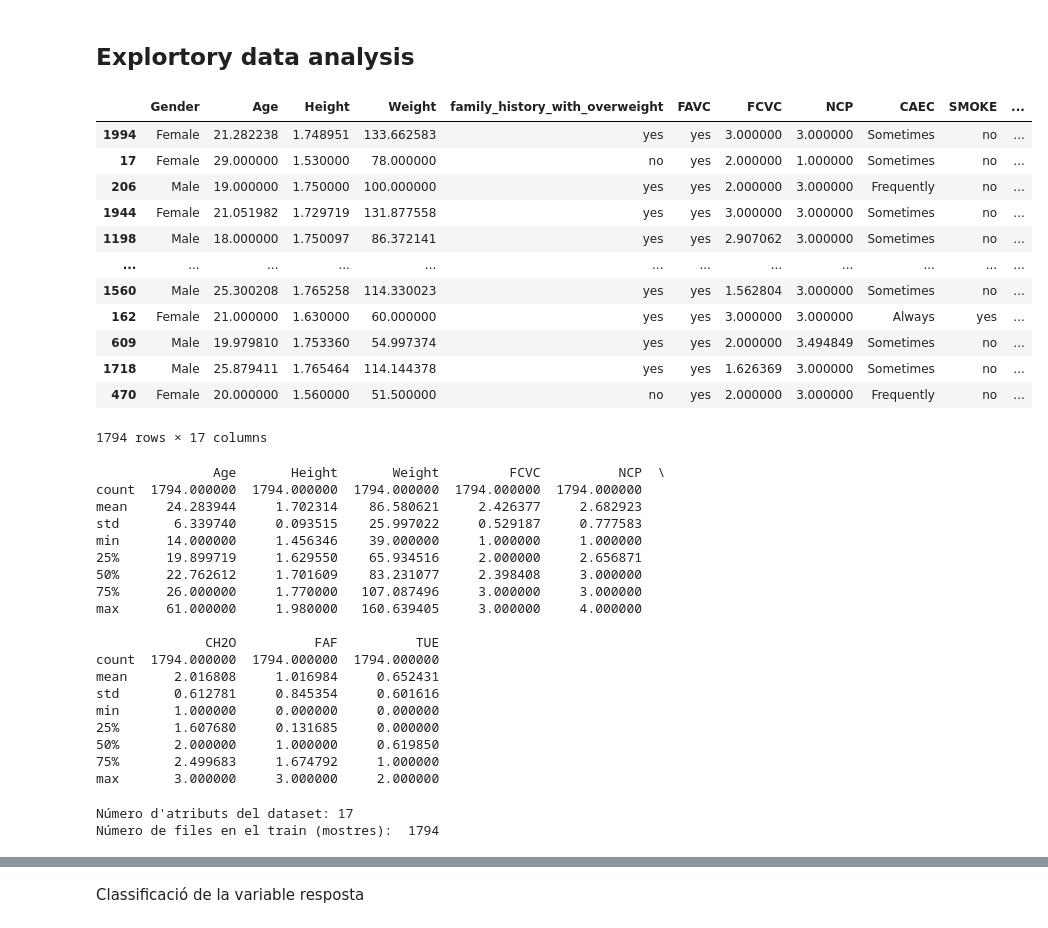
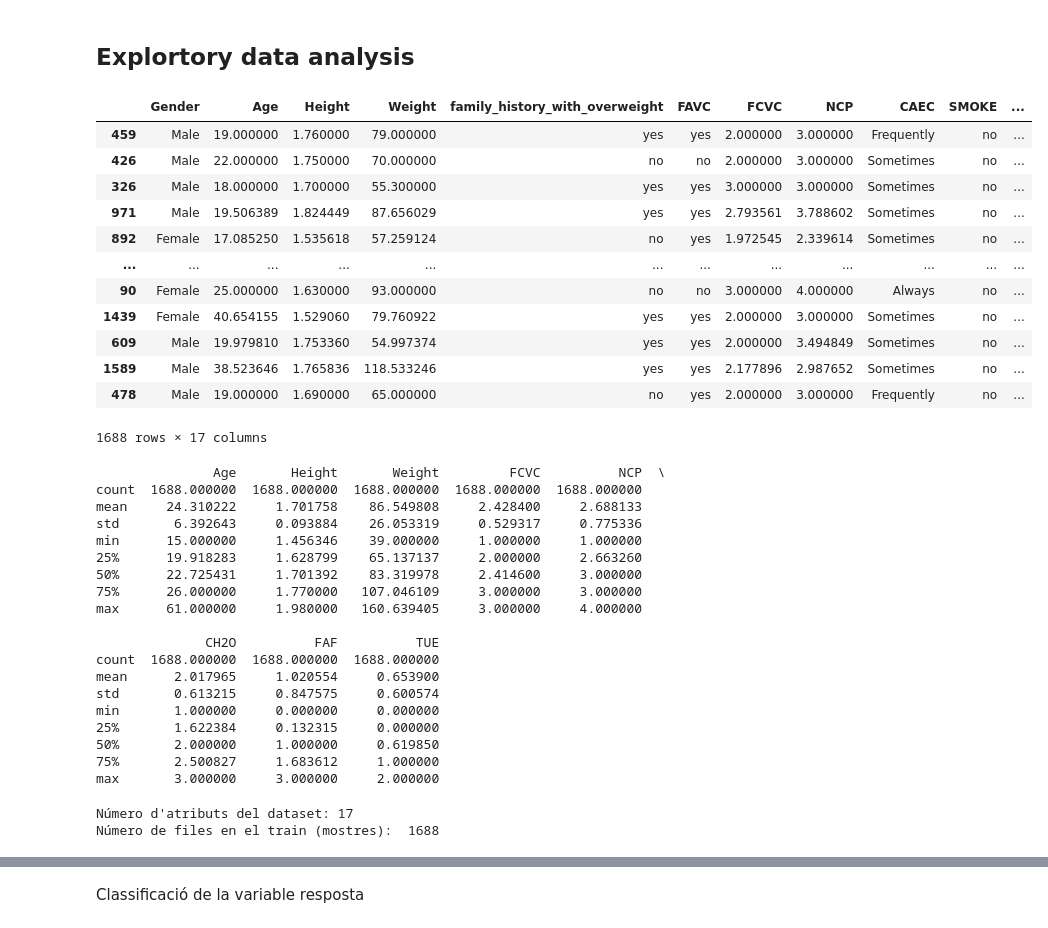
Before and after one commit to natalianavarroriera/Obesitat-APC, a Jupyter notebook: cas_kaggle_classificacio.ipynb, the cells around one changed output, grey strips where cells are left out. Saved outputs shown, nothing was run; the diff lists cells and outputs as text; code cells hidden in the pictures.

```diff
--- a/cas_kaggle_classificacio.ipynb
+++ b/cas_kaggle_classificacio.ipynb
@@ -52,8 +63,6 @@ df_full
 X = df_full[[col for col in df_full.columns if col != 'NObeyesdad']]
 y = df_full['NObeyesdad']
 
-X_train, X_test, y_train, y_test = train_test_split(X, y, test_size=0.15, random_state=42, stratify=y)
+X_train, X_test, y_train, y_test = train_test_split(X, y, test_size=0.2, random_state=42, stratify=y)
 X_train.shape, X_test.shape, y_train.shape, y_test.shape
-
-y_train
 # %% [output]
@@ -72,50 +70,55 @@ Name: NObeyesdad, Length: 1794, dtype: object
 # %% [markdown]
 ## Explortory data analysis
 # %%
+# Crear un DataFrame que utilitzarem per entrenar i validar els models
 df_split = pd.concat([X_train, y_train], axis=1)
+# Crear un DataFrame que utilitzarem al final per provar el model triat
+df_tester = pd.concat([X_test, y_test], axis=1)
+
+# mostrem el conjunt d'entrenament i validació
 df_split
 # %% [output]
 |  | Gender | Age | Height | Weight | family_history_with_overweight | FAVC | FCVC | NCP | CAEC | SMOKE | ... |
-| 1994 | Female | 21.282238 | 1.748951 | 133.662583 | yes | yes | 3.000000 | 3.000000 | Sometimes | no | ... |
-| 17 | Female | 29.000000 | 1.530000 | 78.000000 | no | yes | 2.000000 | 1.000000 | Sometimes | no | ... |
-| 206 | Male | 19.000000 | 1.750000 | 100.000000 | yes | yes | 2.000000 | 3.000000 | Frequently | no | ... |
-| 1944 | Female | 21.051982 | 1.729719 | 131.877558 | yes | yes | 3.000000 | 3.000000 | Sometimes | no | ... |
-| 1198 | Male | 18.000000 | 1.750097 | 86.372141 | yes | yes | 2.907062 | 3.000000 | Sometimes | no | ... |
+| 459 | Male | 19.000000 | 1.760000 | 79.000000 | yes | yes | 2.000000 | 3.000000 | Frequently | no | ... |
+| 426 | Male | 22.000000 | 1.750000 | 70.000000 | no | no | 2.000000 | 3.000000 | Sometimes | no | ... |
+| 326 | Male | 18.000000 | 1.700000 | 55.300000 | yes | yes | 3.000000 | 3.000000 | Sometimes | no | ... |
+| 971 | Male | 19.506389 | 1.824449 | 87.656029 | yes | yes | 2.793561 | 3.788602 | Sometimes | no | ... |
+| 892 | Female | 17.085250 | 1.535618 | 57.259124 | no | yes | 1.972545 | 2.339614 | Sometimes | no | ... |
 | ... | ... | ... | ... | ... | ... | ... | ... | ... | ... | ... | ... |
-| 1560 | Male | 25.300208 | 1.765258 | 114.330023 | yes | yes | 1.562804 | 3.000000 | Sometimes | no | ... |
-| 162 | Female | 21.000000 | 1.630000 | 60.000000 | yes | yes | 3.000000 | 3.000000 | Always | yes | ... |
+| 90 | Female | 25.000000 | 1.630000 | 93.000000 | no | no | 3.000000 | 4.000000 | Always | no | ... |
+| 1439 | Female | 40.654155 | 1.529060 | 79.760922 | yes | yes | 2.000000 | 3.000000 | Sometimes | no | ... |
 | 609 | Male | 19.979810 | 1.753360 | 54.997374 | yes | yes | 2.000000 | 3.494849 | Sometimes | no | ... |
-| 1718 | Male | 25.879411 | 1.765464 | 114.144378 | yes | yes | 1.626369 | 3.000000 | Sometimes | no | ... |
-| 470 | Female | 20.000000 | 1.560000 | 51.500000 | no | yes | 2.000000 | 3.000000 | Frequently | no | ... |
+| 1589 | Male | 38.523646 | 1.765836 | 118.533246 | yes | yes | 2.177896 | 2.987652 | Sometimes | no | ... |
+| 478 | Male | 19.000000 | 1.690000 | 65.000000 | no | yes | 2.000000 | 3.000000 | Frequently | no | ... |
-1794 rows × 17 columns
+1688 rows × 17 columns
 # %%
 print(df_split.describe())
 # %% [output]
                Age       Height       Weight         FCVC          NCP  \
-count  1794.000000  1794.000000  1794.000000  1794.000000  1794.000000
-mean     24.283944     1.702314    86.580621     2.426377     2.682923
-std       6.339740     0.093515    25.997022     0.529187     0.777583
-min      14.000000     1.456346    39.000000     1.000000     1.000000
-25%      19.899719     1.629550    65.934516     2.000000     2.656871
-50%      22.762612     1.701609    83.231077     2.398408     3.000000
-75%      26.000000     1.770000   107.087496     3.000000     3.000000
+count  1688.000000  1688.000000  1688.000000  1688.000000  1688.000000
+mean     24.310222     1.701758    86.549808     2.428400     2.688133
+std       6.392643     0.093884    26.053319     0.529317     0.775336
+min      15.000000     1.456346    39.000000     1.000000     1.000000
+25%      19.918283     1.628799    65.137137     2.000000     2.663260
+50%      22.725431     1.701392    83.319978     2.414600     3.000000
+75%      26.000000     1.770000   107.046109     3.000000     3.000000
 max      61.000000     1.980000   160.639405     3.000000     4.000000
 
               CH2O          FAF          TUE
-count  1794.000000  1794.000000  1794.000000
-mean      2.016808     1.016984     0.652431
-std       0.612781     0.845354     0.601616
+count  1688.000000  1688.000000  1688.000000
+mean      2.017965     1.020554     0.653900
+std       0.613215     0.847575     0.600574
 min       1.000000     0.000000     0.000000
-25%       1.607680     0.131685     0.000000
+25%       1.622384     0.132315     0.000000
 50%       2.000000     1.000000     0.619850
-75%       2.499683     1.674792     1.000000
+75%       2.500827     1.683612     1.000000
 max       3.000000     3.000000     2.000000
 # %%
 print("Número d'atributs del dataset:", len(df_split.keys()))
 print("Número de files en el train (mostres): ",df_split.shape[0])
 # %% [output]
 Número d'atributs del dataset: 17
-Número de files en el train (mostres):  1794
+Número de files en el train (mostres):  1688
 # %%
 # Mirem valors NaN per atribut
 nan_counts = df_split.isna().sum()
```
Also changed, not shown: parts of 40 cells of this notebook, 1 other file.
